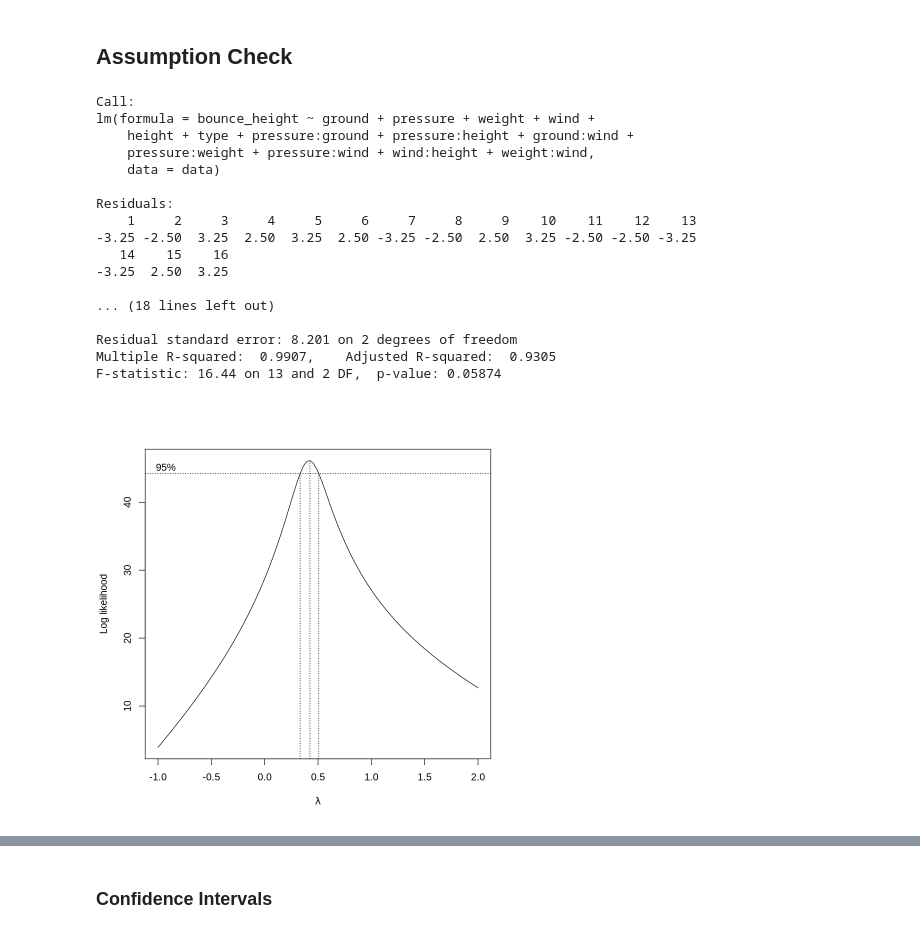
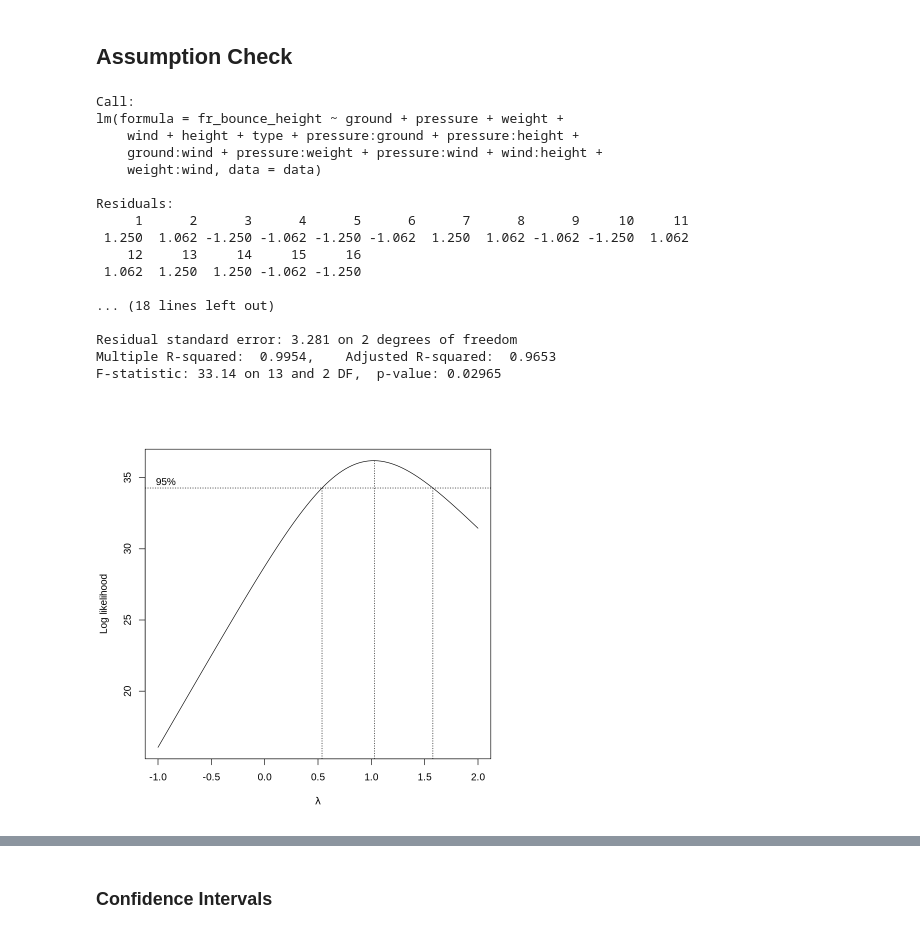
Before and after one commit to ciciliujx/Ball-Drop-Experimental-Design, a Jupyter notebook: Report.ipynb, the cells around one changed output, grey strips where cells are left out. Drawn from its saved outputs; the diff is of its cells as text; code cells hidden in the pictures.

```diff
--- a/Report.ipynb
+++ b/Report.ipynb
@@ -32,5 +43,7 @@ data = data|>
     select(-order)
 # %%
 data$bounce_height = as.integer(data$bounce_height)
+data$initial_height = if_else(data$height == -1, 100, 200)
+data$fr_bounce_height = (data$bounce_height/data$initial_height)*100
 data
 # %% [output]
@@ -56,26 +69,26 @@ A data.frame: 16 × 7
 # %% [markdown]
 ## Assumption Check
 # %%
-model = lm(bounce_height ~ ground + pressure + weight + wind + height + type + pressure:ground + pressure:height + ground:wind + pressure:weight + pressure:wind + wind:height + weight:wind, data = data)
+model = lm(fr_bounce_height ~ ground + pressure + weight + wind + height + type + pressure:ground + pressure:height + ground:wind + pressure:weight + pressure:wind + wind:height + weight:wind, data = data)
 summary(model)
 boxcox_result <- boxcox(model, lambda = seq(-1, 2, 0.1), ylab="Log likelihood")
 # %% [output]
 Call:
-lm(formula = bounce_height ~ ground + pressure + weight + wind +
-    height + type + pressure:ground + pressure:height + ground:wind +
-    pressure:weight + pressure:wind + wind:height + weight:wind,
-    data = data)
+lm(formula = fr_bounce_height ~ ground + pressure + weight +
+    wind + height + type + pressure:ground + pressure:height +
+    ground:wind + pressure:weight + pressure:wind + wind:height +
+    weight:wind, data = data)
 
 Residuals:
-    1     2     3     4     5     6     7     8     9    10    11    12    13
--3.25 -2.50  3.25  2.50  3.25  2.50 -3.25 -2.50  2.50  3.25 -2.50 -2.50 -3.25
-   14    15    16
--3.25  2.50  3.25
+     1      2      3      4      5      6      7      8      9     10     11
+ 1.250  1.062 -1.250 -1.062 -1.250 -1.062  1.250  1.062 -1.062 -1.250  1.062
+    12     13     14     15     16
+ 1.062  1.250  1.250 -1.062 -1.250
 
 ... (18 lines left out)
 
-Residual standard error: 8.201 on 2 degrees of freedom
-Multiple R-squared:  0.9907,    Adjusted R-squared:  0.9305
-F-statistic: 16.44 on 13 and 2 DF,  p-value: 0.05874
+Residual standard error: 3.281 on 2 degrees of freedom
+Multiple R-squared:  0.9954,    Adjusted R-squared:  0.9653
+F-statistic: 33.14 on 13 and 2 DF,  p-value: 0.02965
-[figure, old version]
+[figure, new version]
 # %%
```
Also changed, not shown: parts of 16 cells of this notebook.
